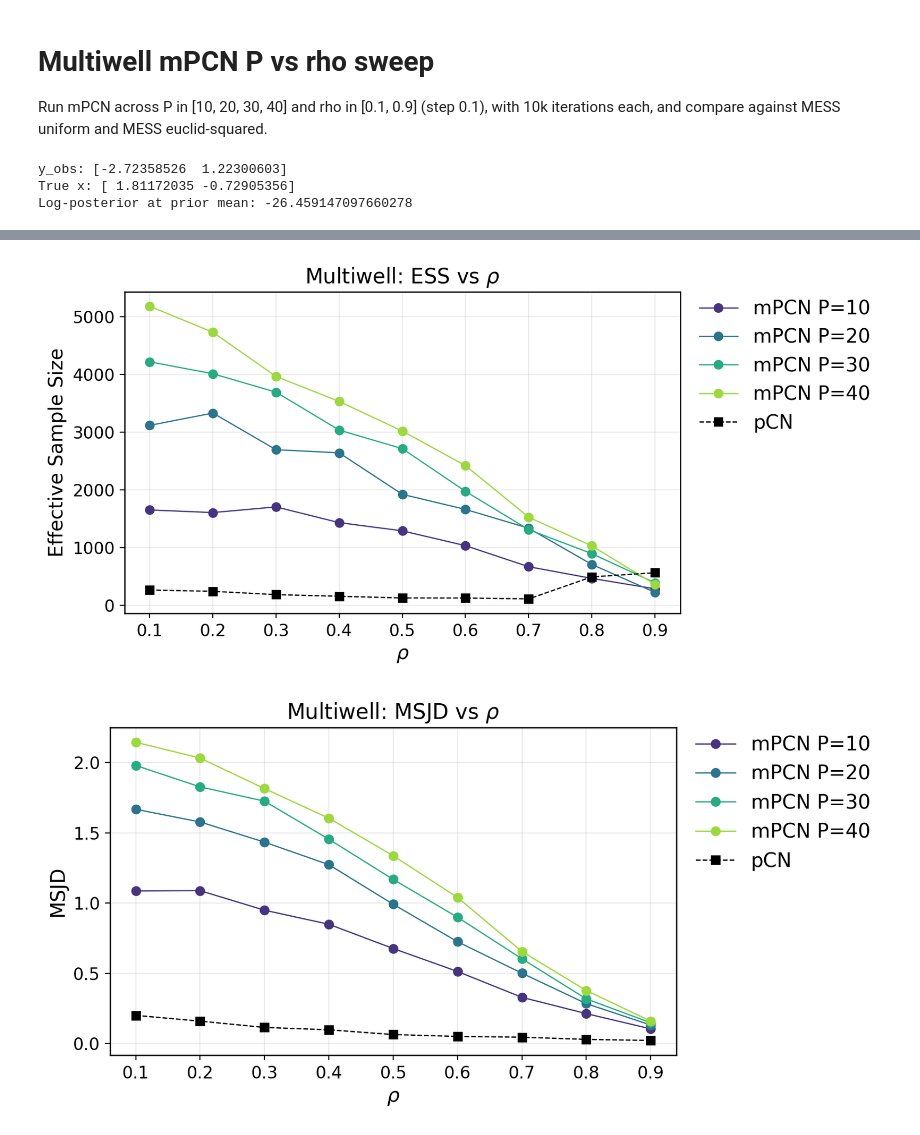
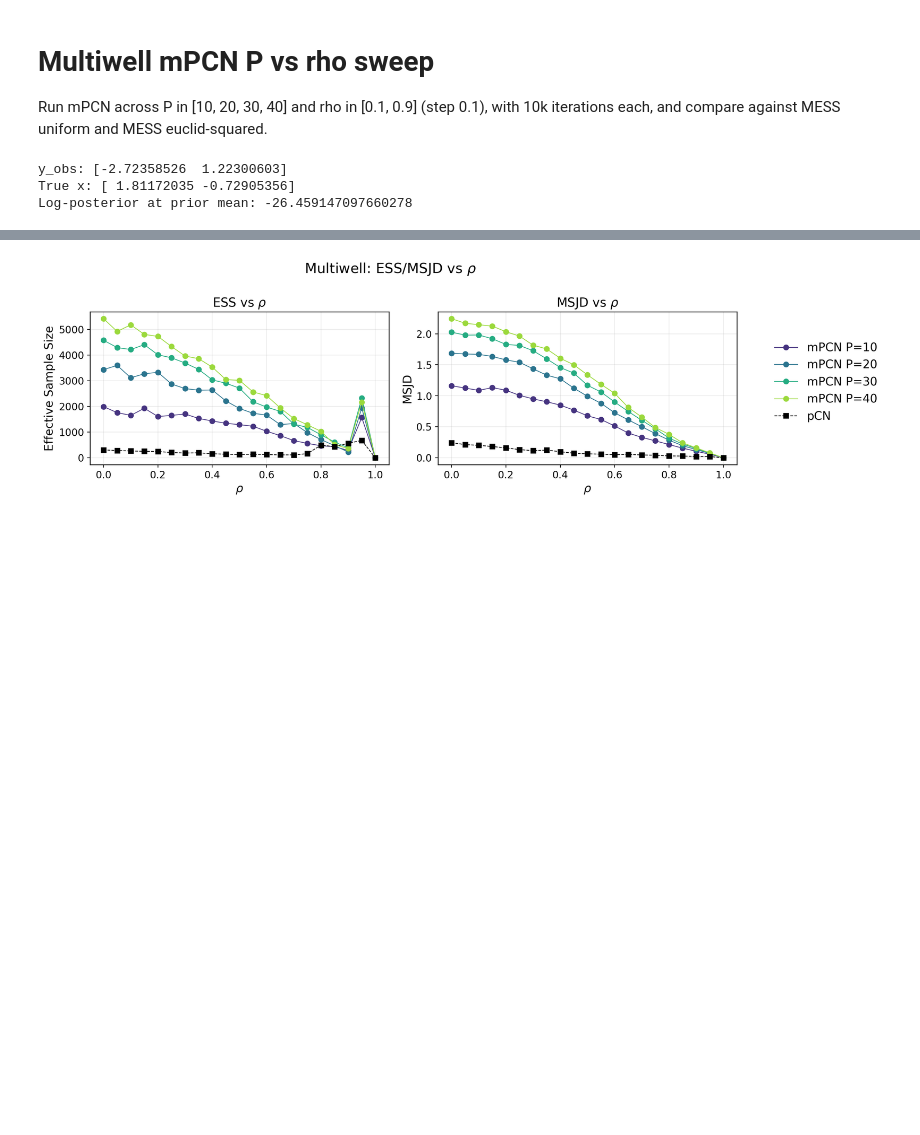
Before and after one commit to guillerminasenn/multiproposal-internal, a Jupyter notebook: notebooks/02_toy_multiwell_mpcn_P_rho_sweep.ipynb, the cells around one changed output, grey strips where cells are left out. Drawn from its saved outputs; the diff is of its cells as text; code cells hidden in the pictures; blank space fills up the shorter version.

```diff
--- a/notebooks/02_toy_multiwell_mpcn_P_rho_sweep.ipynb
+++ b/notebooks/02_toy_multiwell_mpcn_P_rho_sweep.ipynb
@@ -71,7 +71,7 @@ Log-posterior at prior mean: -26.459147097660278
 n_iters = 10000
 P_list = [10, 20, 30, 40]
 M_list = P_list
-rho_list = [round(val, 1) for val in np.arange(0.1, 1.0, 0.1)]
+rho_list = [round(val, 2) for val in np.arange(0, 1.01, 0.05)]
 burn_in = 500
 max_lag = 500
 plot_iter = 0
@@ -368,7 +366,7 @@ def plot_mpcn_snapshot(ax, snapshot, P, rho, iter_idx):
     ax.set_xlabel('x1')
     ax.set_ylabel('x2')
     ax.grid(False)
-    ax.set_title(f'P={P}, rho={rho:.1f}, iter={iter_idx}')
+    ax.set_title(f'P={P}, rho={rho:.3f}, iter={iter_idx}')
 
 
 # Ellipse plots: one figure per P, subplots by rho
@@ -376,7 +374,7 @@ n_rho = len(rho_list)
 ncols = 3
 nrows = int(np.ceil(n_rho / ncols))
 
-for P in P_list:
+for P in P_list[-1:]:
     fig, axes = plt.subplots(nrows, ncols, figsize=(4.2 * ncols, 4.0 * nrows), sharex=True, sharey=True)
     axes = np.array(axes).reshape(-1)
     for ax, rho in zip(axes, rho_list):
@@ -467,18 +450,18 @@ for P in P_list:
 # %%
-# Histograms: one figure per P, each rho has two subplots (x1, x2)
-bins = 40
-for P in P_list:
-    fig, axes = plt.subplots(len(rho_list), 2, figsize=(10, 2.6 * len(rho_list)), sharex='col')
-    for row_idx, rho in enumerate(rho_list):
-        chain = results['mpcn'][P][rho]['chain'][burn_in:]
-        ax1 = axes[row_idx, 0]
-        ax2 = axes[row_idx, 1]
-        ax1.hist(chain[:, 0], bins=bins, density=True, color='#1f77b4', alpha=0.6)
-        ax2.hist(chain[:, 1], bins=bins, density=True, color='#5fa2ce', alpha=0.6)
-        ax1.set_title(f'P={P}, rho={rho:.1f}, x1')
-        ax2.set_title(f'P={P}, rho={rho:.1f}, x2')
-        ax1.grid(alpha=0.3)
-        ax2.grid(alpha=0.3)
-    fig.suptitle(f'mPCN histograms (P={P})')
-    fig.tight_layout()
-    plt.show()
+# # Histograms: one figure per P, each rho has two subplots (x1, x2)
+# bins = 40
+# for P in P_list:
+#     fig, axes = plt.subplots(len(rho_list), 2, figsize=(10, 2.6 * len(rho_list)), sharex='col')
+#     for row_idx, rho in enumerate(rho_list):
+#         chain = results['mpcn'][P][rho]['chain'][burn_in:]
+#         ax1 = axes[row_idx, 0]
+#         ax2 = axes[row_idx, 1]
+#         ax1.hist(chain[:, 0], bins=bins, density=True, color='#1f77b4', alpha=0.6)
+#         ax2.hist(chain[:, 1], bins=bins, density=True, color='#5fa2ce', alpha=0.6)
+#         ax1.set_title(f'P={P}, rho={rho:.1f}, x1')
+#         ax2.set_title(f'P={P}, rho={rho:.1f}, x2')
+#         ax1.grid(alpha=0.3)
+#         ax2.grid(alpha=0.3)
+#     fig.suptitle(f'mPCN histograms (P={P})')
+#     fig.tight_layout()
+#     plt.show()
@@ -522,41 +500,40 @@ if show_mess and run_mess:
         ax_ess.plot(rho_list, [mess_euclid] * len(rho_list), linestyle=':', color=color_by_P[P], alpha=0.6)
 ax_ess.set_xlabel(r'$\rho$')
 ax_ess.set_ylabel('Effective Sample Size')
-ax_ess.set_title('ESS vs $\rho$')
+ax_ess.set_title(r'ESS vs $\rho$')
 ax_ess.grid(alpha=0.25)
 
 for P in P_sorted:
     msjd_vals = [results['mpcn'][P][rho]['metrics']['msjd_mean'] for rho in rho_list]
     ax_msjd.plot(rho_list, msjd_vals, marker='o', color=color_by_P[P], label=f'mPCN P={P}')
 if show_pcn and pcn_msjd is not None:
     ax_msjd.plot(rho_list, pcn_msjd, color='black', marker='s', linestyle='--', label='pCN')
 if show_mess and run_mess:
     for P in P_sorted:
         mess_uniform = results['mess_uniform'][P]['metrics']['msjd_mean']
         mess_euclid = results['mess_euclid_sq'][P]['metrics']['msjd_mean']
         ax_msjd.plot(rho_list, [mess_uniform] * len(rho_list), linestyle='--', color=color_by_P[P], alpha=0.6)
         ax_msjd.plot(rho_list, [mess_euclid] * len(rho_list), linestyle=':', color=color_by_P[P], alpha=0.6)
 ax_msjd.set_xlabel(r'$\rho$')
 ax_msjd.set_ylabel('MSJD')
-ax_msjd.set_title('MSJD vs $\rho$')
+ax_msjd.set_title(r'MSJD vs $\rho$')
 ax_msjd.grid(alpha=0.25)
 
 handles = []
 labels = []
 for ax in axes:
     h, l = ax.get_legend_handles_labels()
     for hh, ll in zip(h, l):
         if ll not in labels:
             labels.append(ll)
             handles.append(hh)
 fig.legend(handles, labels, loc='center left', bbox_to_anchor=(1.02, 0.5), frameon=False)
 fig.suptitle(r'Multiwell: ESS/MSJD vs $\rho$')
 fig.tight_layout()
 fig.savefig(reports_dir / 'multiwell_ess_msjd_vs_rho.png', bbox_inches='tight')
 plt.show()
 # %% [output]
-[figure, old version]
+[figure, new version]
-[figure, removed]
 # %%
 # ESS/MSJD tables (rows=P, columns=rho + pCN)
 ess_rows = []
```
Also changed, not shown: parts of 7 cells of this notebook, 2 other files.
